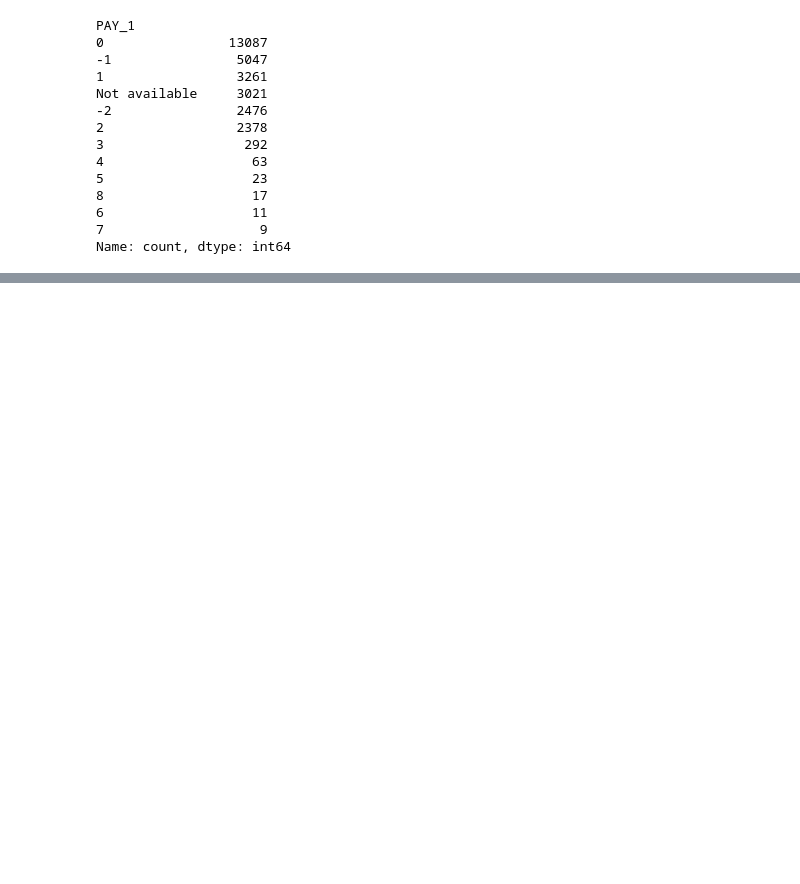
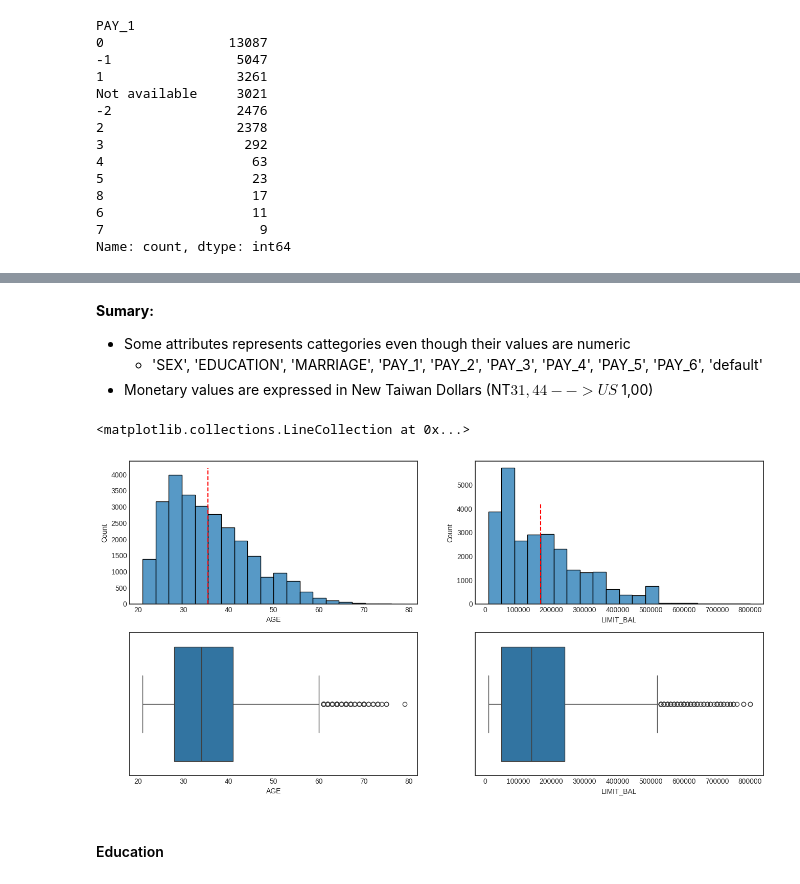
Before and after one commit to ezequielpf/default_of_credit_card, a Jupyter notebook: notebooks/default_of_credit_card.ipynb, the cells around one changed output, grey strips where cells are left out. Drawn from its saved outputs; the diff is of its cells as text; code cells hidden in the pictures; blank space fills up the shorter version.

```diff
--- a/notebooks/default_of_credit_card.ipynb
+++ b/notebooks/default_of_credit_card.ipynb
@@ -7,3 +5,9 @@ import pandas as pd
+# %%
+import pandas as pd
+import matplotlib.pyplot as plt
+import seaborn as sns
+
+plt.style.use('seaborn-v0_8-white')
 # %% [markdown]
 ## 0.1. Loading data
 # %%
@@ -21,3 +25,5 @@ df1.head()
 | 3 | 0737c11b-be42 | 50000 | 2 | 2 | 1 | 37 | 0 | 0 | 0 | 0 | ... |
 | 4 | 3b7f77cc-dbc0 | 50000 | 1 | 2 | 1 | 57 | -1 | 0 | -1 | 0 | ... |
 5 rows × 25 columns
+# %%
+df1.rename(columns={'default payment next month': 'default'}, inplace=True)
@@ -193,0 +228,18 @@ memory usage: 5.1+ MB
+# %% [markdown]
+**Sumary:**
+- Some attributes represents cattegories even though their values are numeric
+    - 'SEX', 'EDUCATION', 'MARRIAGE', 'PAY_1', 'PAY_2', 'PAY_3', 'PAY_4', 'PAY_5', 'PAY_6', 'default'
+- Monetary values are expressed in New Taiwan Dollars (NT$ 31,44 --> US$ 1,00)
+# %%
+fig, ax = plt.subplots(2, 2, figsize=(16,8))
+sns.histplot(data=df1_clean, x=df1_clean['AGE'], bins=20, ax=ax[0][0])
+sns.boxplot(data=df1_clean, x=df1_clean['AGE'], ax=ax[1][0])
+sns.histplot(data=df1_clean, x=df1_clean['LIMIT_BAL'], bins=20, ax=ax[0][1])
+sns.boxplot(data=df1_clean, x=df1_clean['LIMIT_BAL'], ax=ax[1][1])
+ax[0][0].vlines(x=df1_clean['AGE'].mean(), ymin=0, ymax=4200, linestyles='dashed', color='red')
+ax[0][1].vlines(x=df1_clean['LIMIT_BAL'].mean(), ymin=0, ymax=4200, linestyles='dashed', color='red')
+# %% [output]
+<matplotlib.collections.LineCollection at 0x...>
+[figure, added]
+# %% [markdown]
+#### Education
```
Also changed, not shown: parts of 16 cells of this notebook, 2 other files.
